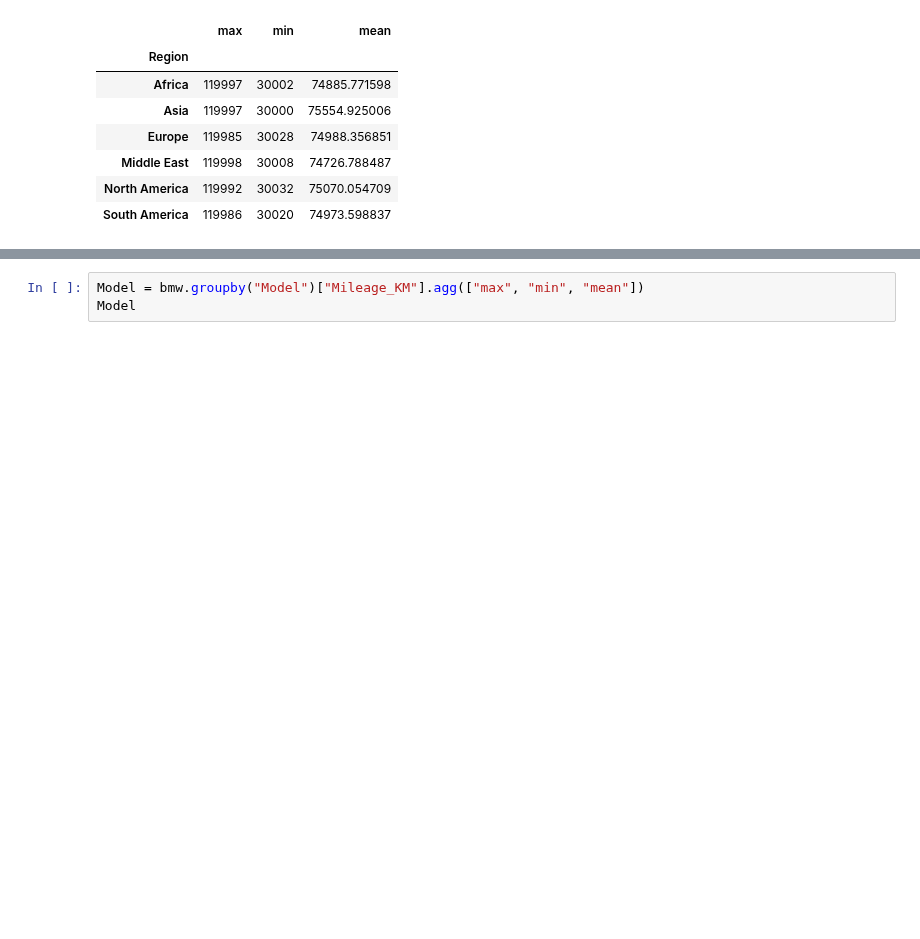
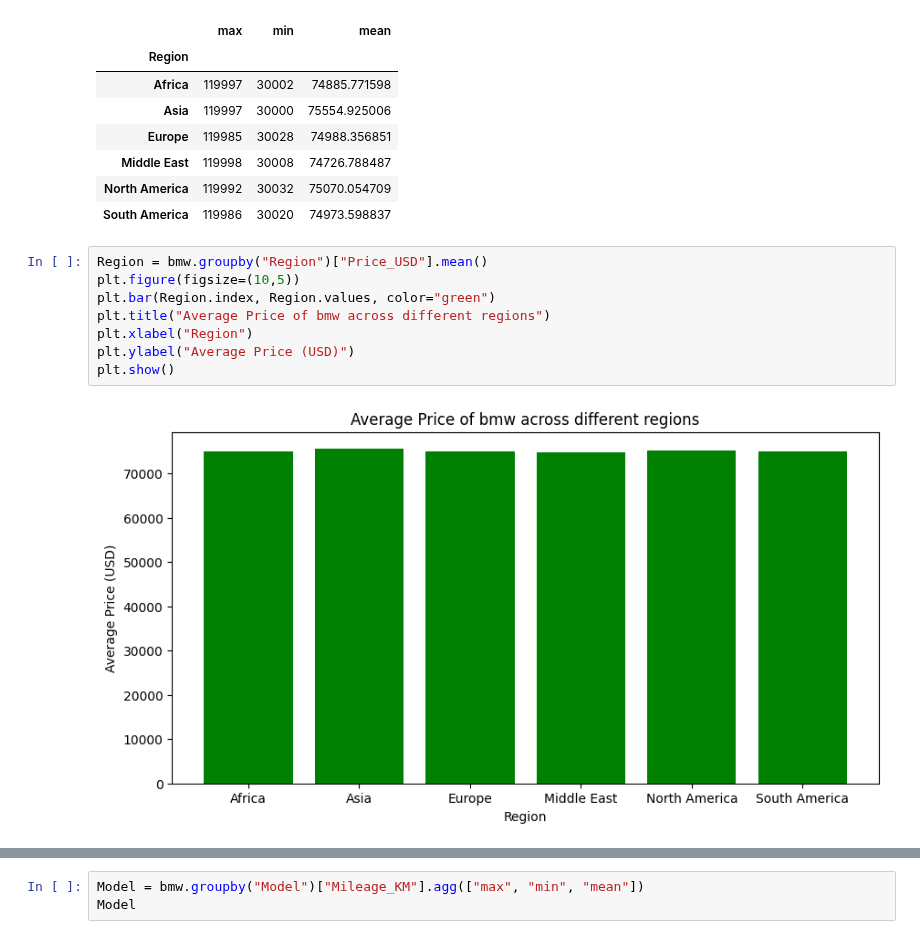
Before and after one commit to subashveda2-lgtm/Data-Science-and-analysis, a Jupyter notebook: project1.ipynb, the cells around one changed output, grey strips where cells are left out. Cells and saved outputs as stored; diff of their text form; blank space fills up the shorter version.

```diff
--- a/project1.ipynb
+++ b/project1.ipynb
@@ -375,3 +397,13 @@ Region
 | Middle East | 119998 | 30008 | 74726.788487 |
 | North America | 119992 | 30032 | 75070.054709 |
 | South America | 119986 | 30020 | 74973.598837 |
+# %%
+Region = bmw.groupby("Region")["Price_USD"].mean()
+plt.figure(figsize=(10,5))
+plt.bar(Region.index, Region.values, color="green")
+plt.title("Average Price of bmw across different regions")
+plt.xlabel("Region")
+plt.ylabel("Average Price (USD)")
+plt.show()
+# %% [output]
+[figure, added]
```
Also changed, not shown: parts of 24 cells of this notebook.
